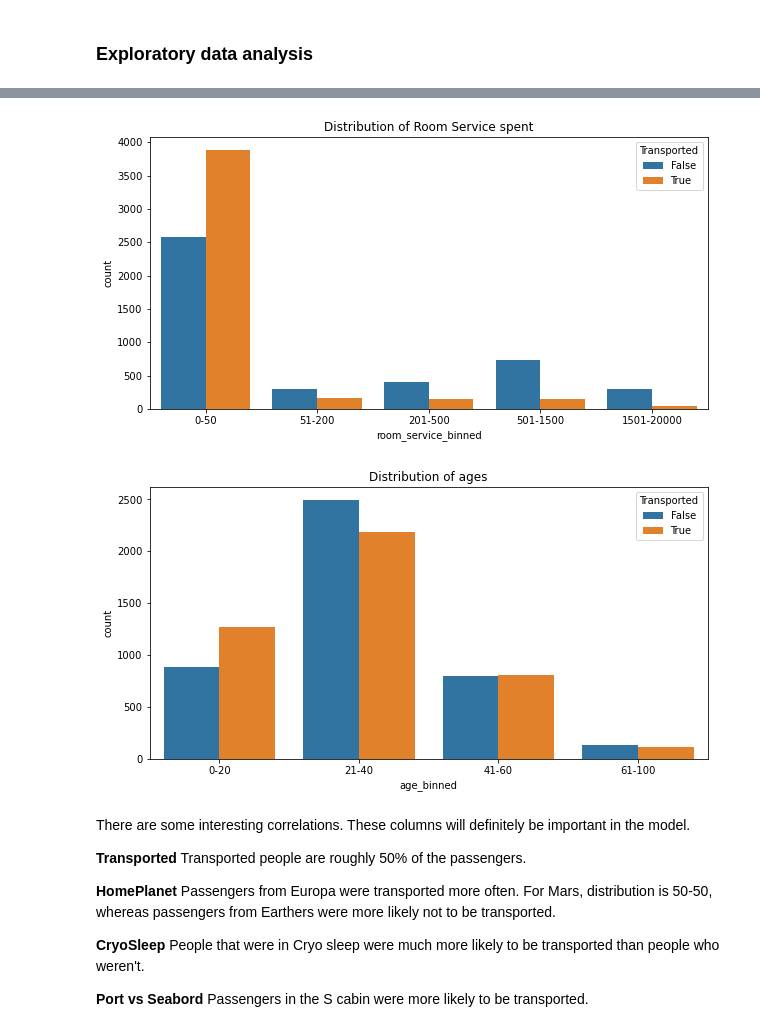
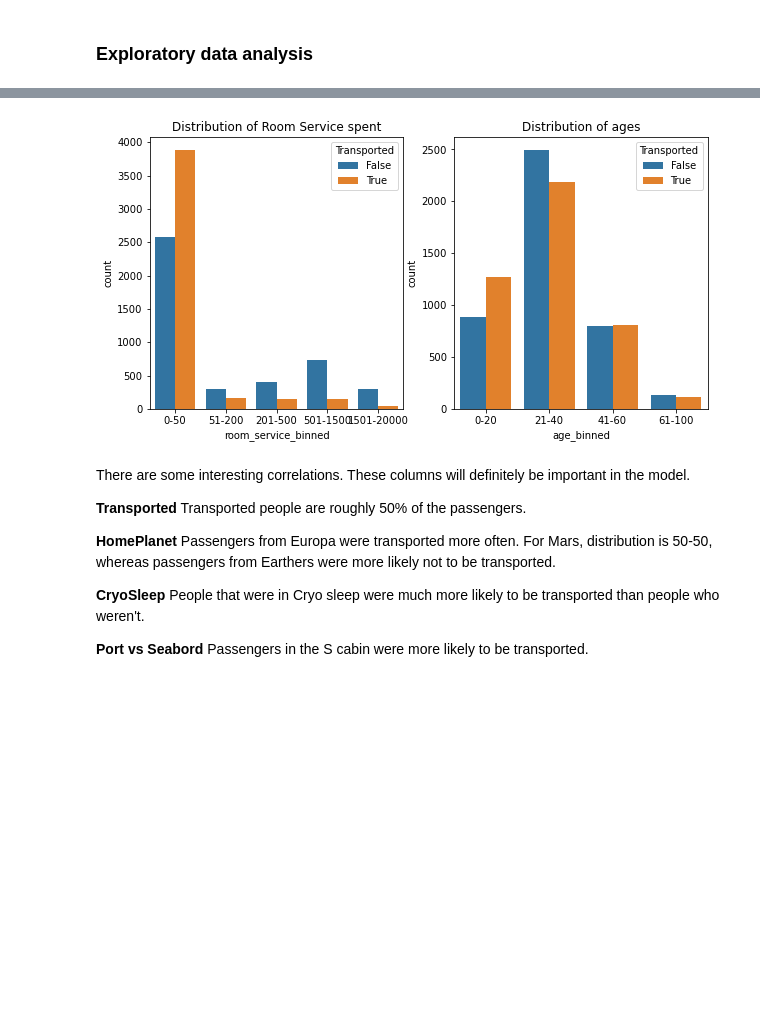
Before and after one commit to cseilcseil/spaceship-titanic, a Jupyter notebook: spaceship_titanic.ipynb, the cells around one changed output, grey strips where cells are left out. Cells and saved outputs as stored; diff of their text form; code cells hidden in the pictures; blank space fills up the shorter version.

Commit message:
functions_added

```diff
--- a/spaceship_titanic.ipynb
+++ b/spaceship_titanic.ipynb
@@ -141,33 +131,40 @@ plt.show()
 # %%
 # Cutting the RoomService, FoodCourt, ShoppingMall, Spa, VRDeck into bins, so that it is possible to use them
 # in the models
+def bin_price_cols(data):
+    cols = ['RoomService','FoodCourt','ShoppingMall','Spa','VRDeck']
+    binned_cols_names = ['room_service_binned','food_court_binned','shopping_binned','spa_binned','VR_binned']
 
-cols = ['RoomService','FoodCourt','ShoppingMall','Spa','VRDeck']
-binned_cols_names = ['room_service_binned','food_court_binned','shopping_binned','spa_binned','VR_binned']
+    bins = [0, 50, 200, 500, 1500,20000]
+    labels = ['0-50', '51-200', '201-500', '501-1500','1501-20000']
+    for i in range(0,len(cols)):
+        data[binned_cols_names[i]] = pd.cut(data[cols[i]], bins=bins, labels=labels, right=False)
 
-bins = [0, 50, 200, 500, 1500,20000]
-labels = ['0-50', '51-200', '201-500', '501-1500','1501-20000']
-for i in range(0,len(cols)):
-    data[binned_cols_names[i]] = pd.cut(data[cols[i]], bins=bins, labels=labels, right=False)
-
+# Calling the function
+bin_price_cols(data)
 
 # Cutting the age in bins as well
-bins = [0, 20, 40, 60, 100]
-labels = ['0-20', '21-40', '41-60', '61-100']
-data['age_binned'] = pd.cut(data['Age'], bins=bins, labels=labels, right=False)
+def bin_age_cols(data):
+    bins = [0, 20, 40, 60, 100]
+    labels = ['0-20', '21-40', '41-60', '61-100']
+    data['age_binned'] = pd.cut(data['Age'], bins=bins, labels=labels, right=False)
 
+# Calling the function
+bin_age_cols(data)
+
+# Plotting distribution of room service and age
 plt.figure(figsize=(10,5))
+plt.subplot(1,2,1)
 sns.countplot(data=data,x='room_service_binned',hue='Transported')
 plt.title('Distribution of Room Service spent')
-plt.show()
 
-plt.figure(figsize=(10,5))
+plt.subplot(1,2,2)
 sns.countplot(data=data,x='age_binned',hue='Transported')
 plt.title('Distribution of ages')
+
 plt.show()
 # %% [output]
-[figure, old version]
+[figure, new version]
-[figure, removed]
 # %% [markdown]
 There are some interesting correlations. These columns will definitely be important in the model.
 
```
Also changed, not shown: parts of 7 cells of this notebook.
